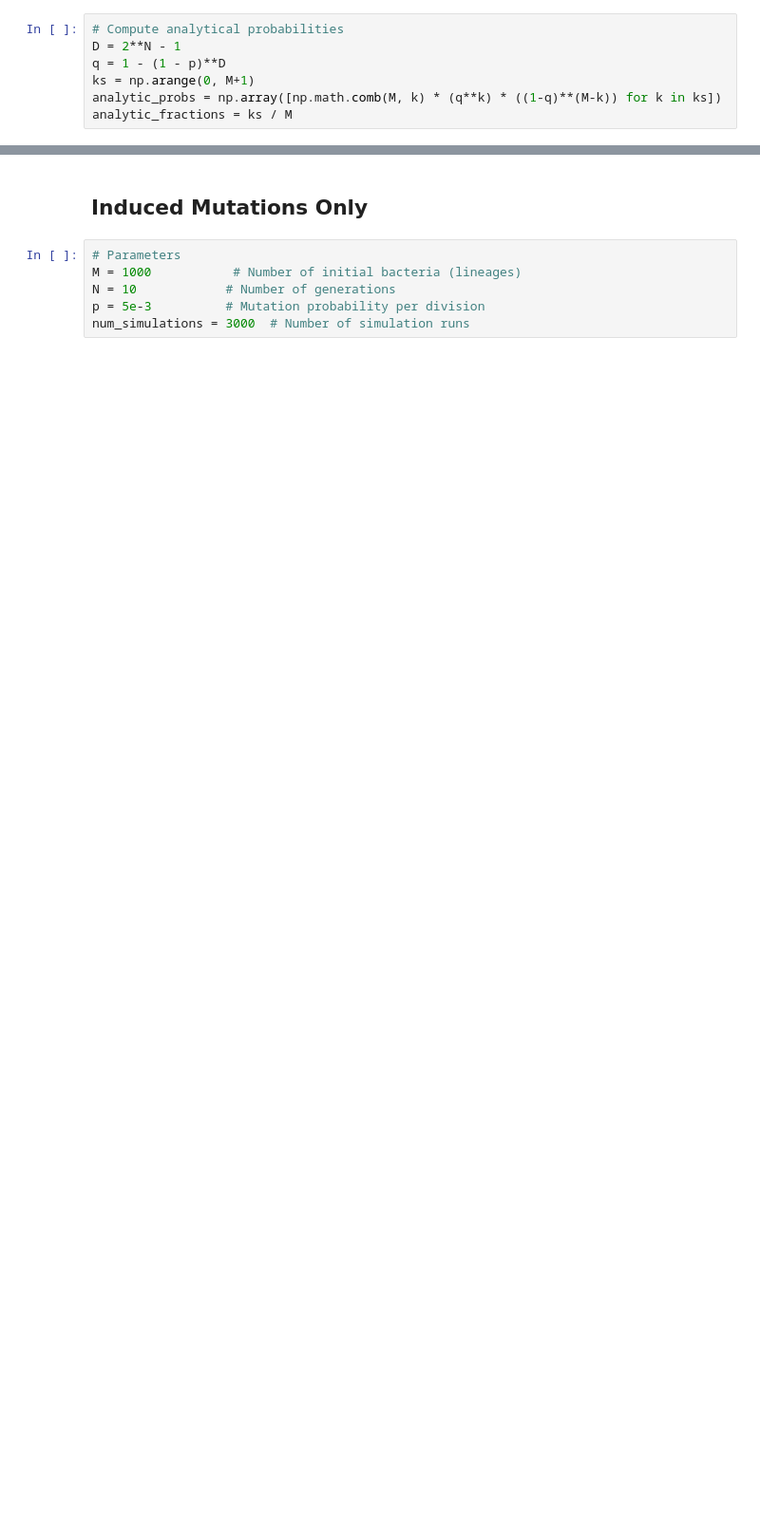
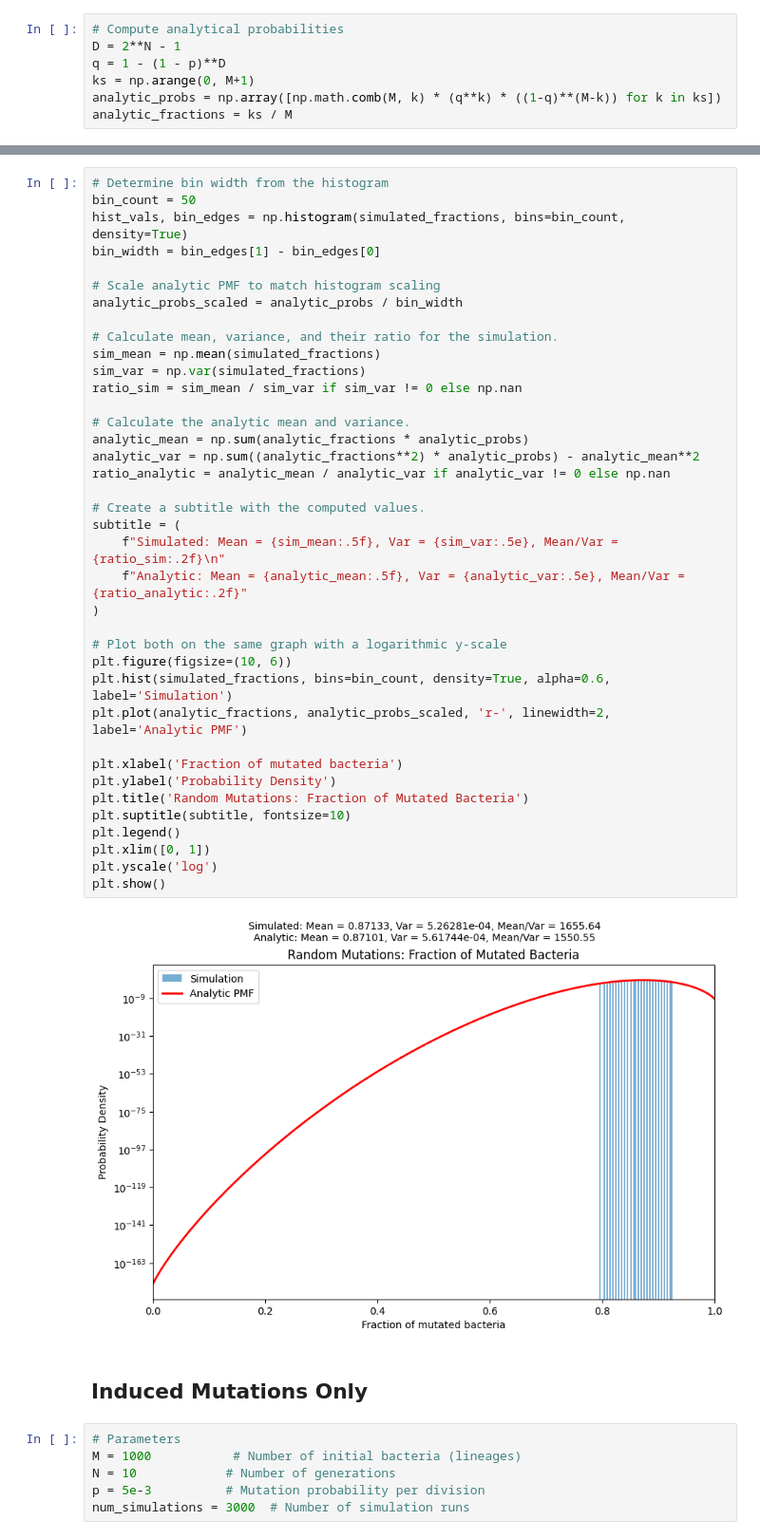
Before and after one commit to brchn6/Assignment_Introduction_Luria_Delbrook, a Jupyter notebook: simple.ipynb, the cells around one changed output, grey strips where cells are left out. Shown: that part at 95% size. Drawn from its saved outputs; the diff is of its cells as text; blank space fills up the shorter version.

```diff
--- a/simple.ipynb
+++ b/simple.ipynb
@@ -81,3 +99,43 @@ plt.show()
+# %%
+# Determine bin width from the histogram
+bin_count = 50
+hist_vals, bin_edges = np.histogram(simulated_fractions, bins=bin_count, density=True)
+bin_width = bin_edges[1] - bin_edges[0]
+
+# Scale analytic PMF to match histogram scaling
+analytic_probs_scaled = analytic_probs / bin_width
+
+# Calculate mean, variance, and their ratio for the simulation.
+sim_mean = np.mean(simulated_fractions)
+sim_var = np.var(simulated_fractions)
+ratio_sim = sim_mean / sim_var if sim_var != 0 else np.nan
+
+# Calculate the analytic mean and variance.
+analytic_mean = np.sum(analytic_fractions * analytic_probs)
+analytic_var = np.sum((analytic_fractions**2) * analytic_probs) - analytic_mean**2
+ratio_analytic = analytic_mean / analytic_var if analytic_var != 0 else np.nan
+
+# Create a subtitle with the computed values.
+subtitle = (
+    f"Simulated: Mean = {sim_mean:.5f}, Var = {sim_var:.5e}, Mean/Var = {ratio_sim:.2f}\n"
+    f"Analytic: Mean = {analytic_mean:.5f}, Var = {analytic_var:.5e}, Mean/Var = {ratio_analytic:.2f}"
+)
+
+# Plot both on the same graph with a logarithmic y-scale
+plt.figure(figsize=(10, 6))
+plt.hist(simulated_fractions, bins=bin_count, density=True, alpha=0.6, label='Simulation')
+plt.plot(analytic_fractions, analytic_probs_scaled, 'r-', linewidth=2, label='Analytic PMF')
+
+plt.xlabel('Fraction of mutated bacteria')
+plt.ylabel('Probability Density')
+plt.title('Random Mutations: Fraction of Mutated Bacteria')
+plt.suptitle(subtitle, fontsize=10)
+plt.legend()
+plt.xlim([0, 1])
+plt.yscale('log')
+plt.show()
+# %% [output]
+[figure, added]
 # %% [markdown]
 ## Induced Mutations Only
 # %%
```
Also changed, not shown: parts of 4 cells of this notebook, 1 other file.
